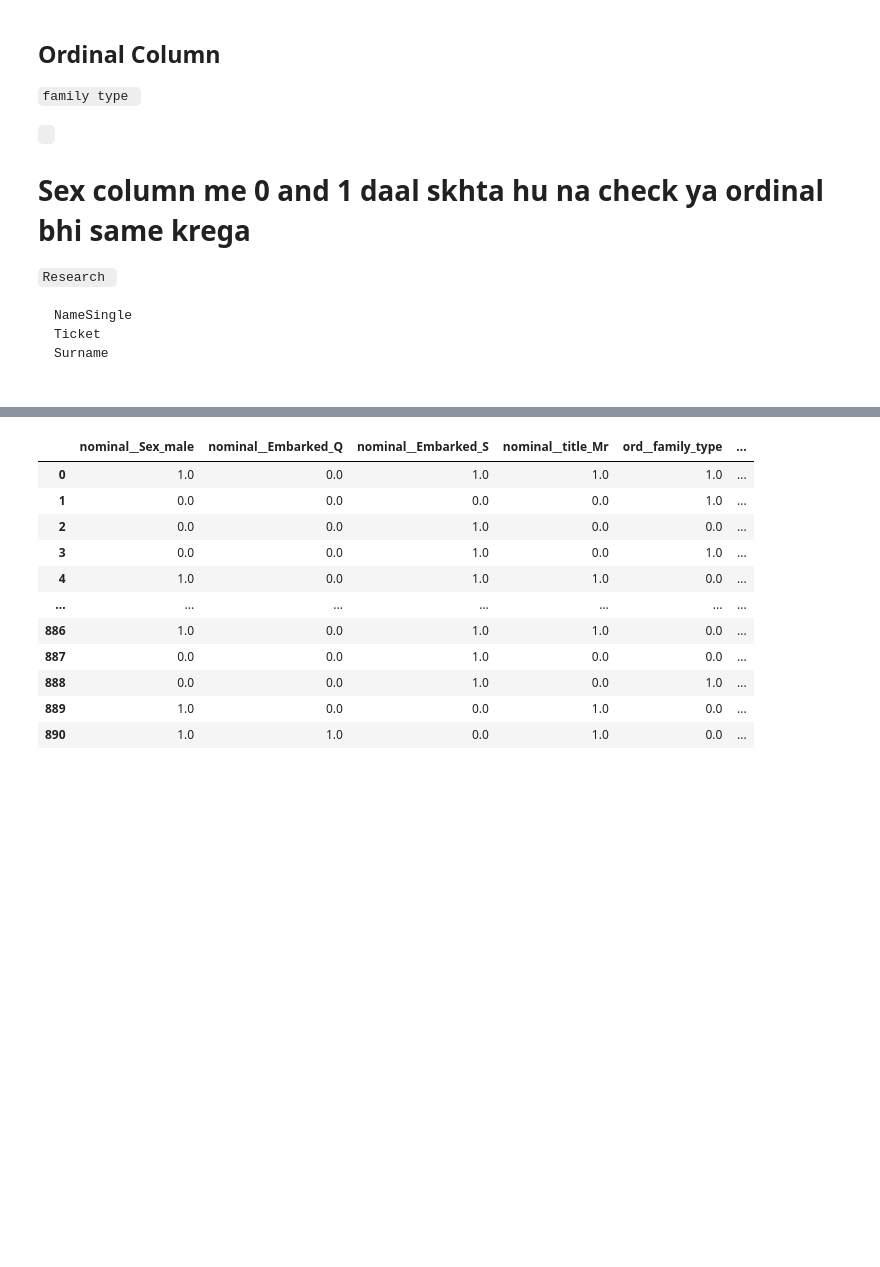
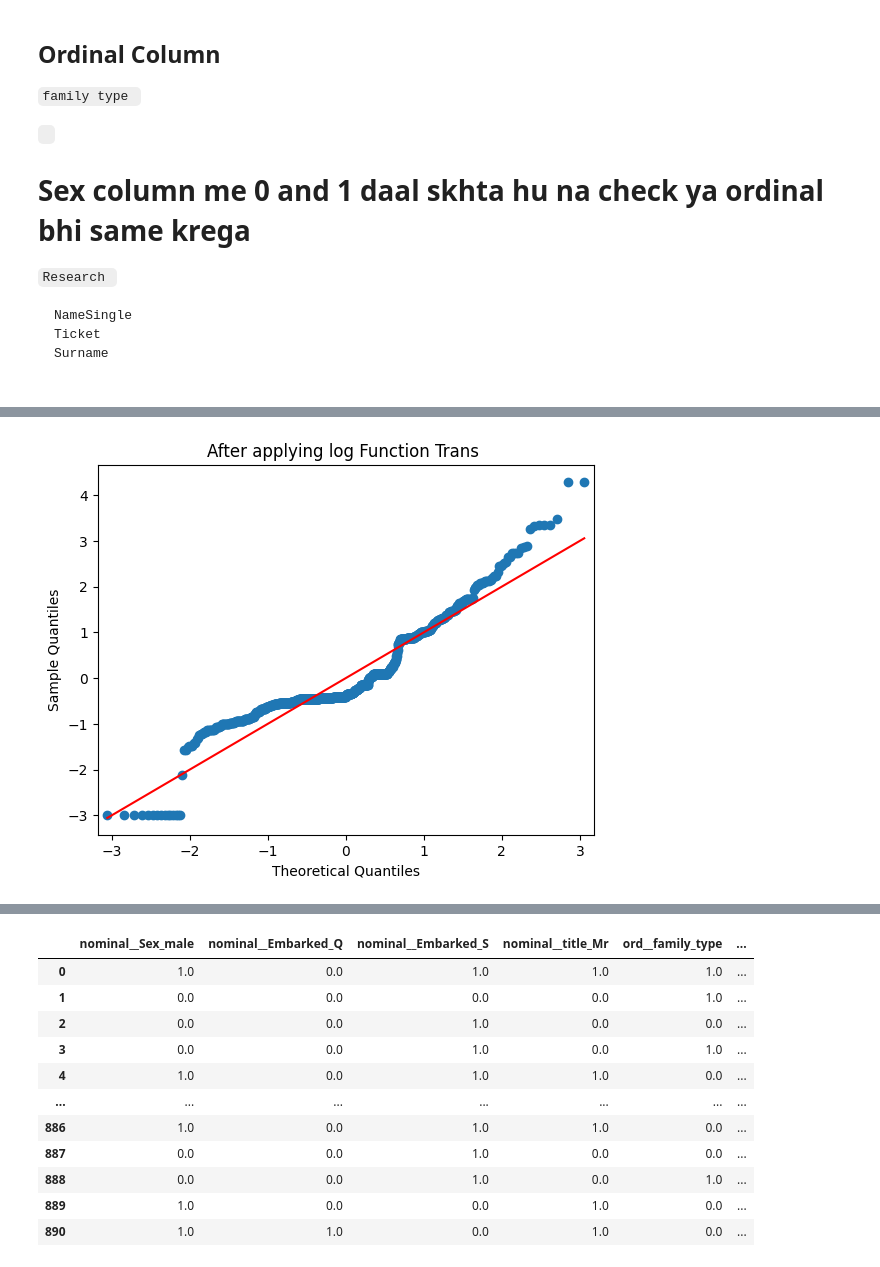
Before and after one commit to Vishalkumar800/Titanic-Dataset-Cleaning-and-EDA-, a Jupyter notebook: complete_titanic_model_ai.ipynb, the cells around one changed output, grey strips where cells are left out. Cells and saved outputs as stored; diff of their text form; code cells hidden in the pictures; blank space fills up the shorter version.

```diff
--- a/complete_titanic_model_ai.ipynb
+++ b/complete_titanic_model_ai.ipynb
@@ -363 +401,7 @@ x_test = data_test.drop(drop_cols , axis=1)
+# %%
+sm.qqplot(x["individualFare"] ,line  = "s" , fit = True)
+plt.title("After applying log Function Trans ")
+plt.show()
+# %% [output]
+[figure, added]
 # %%
```
Also changed, not shown: parts of 9 cells of this notebook.
